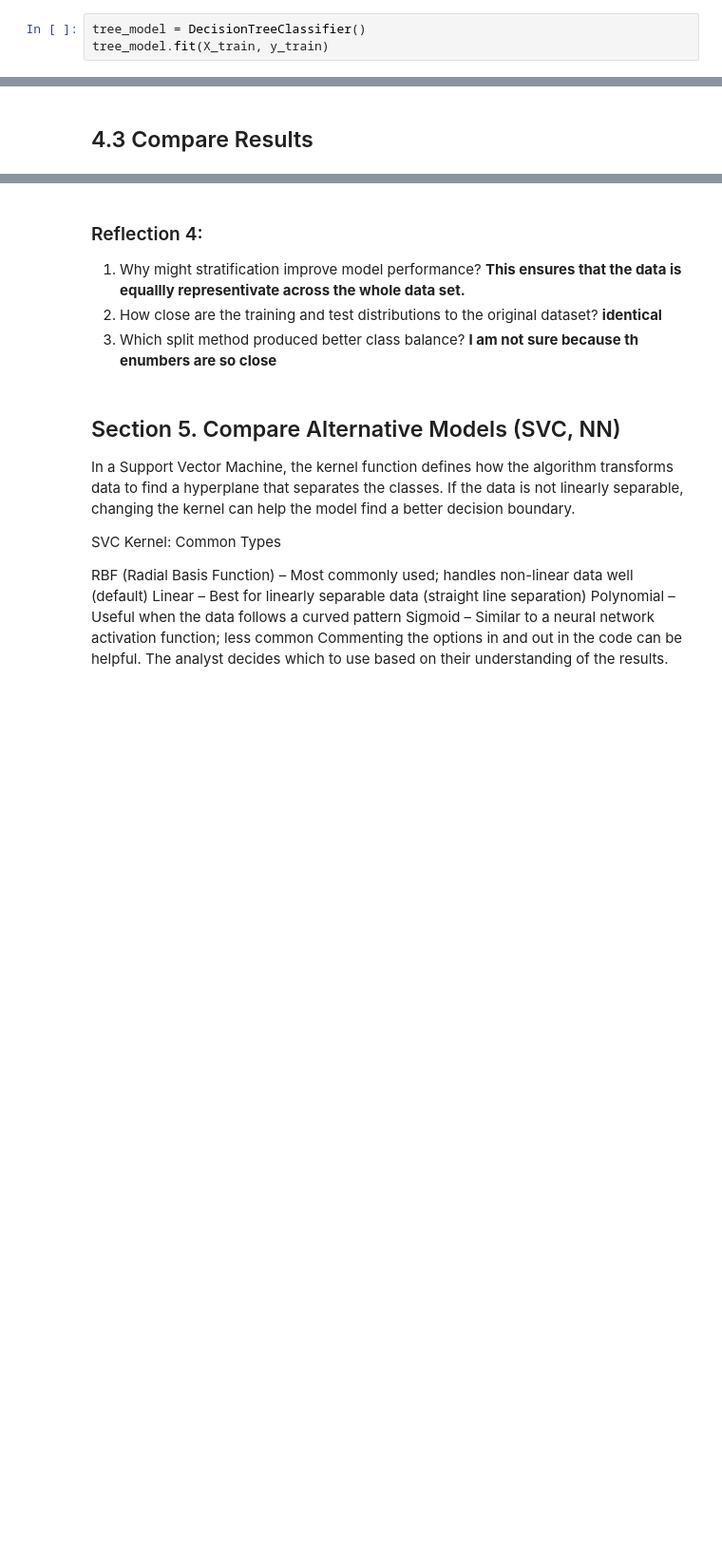
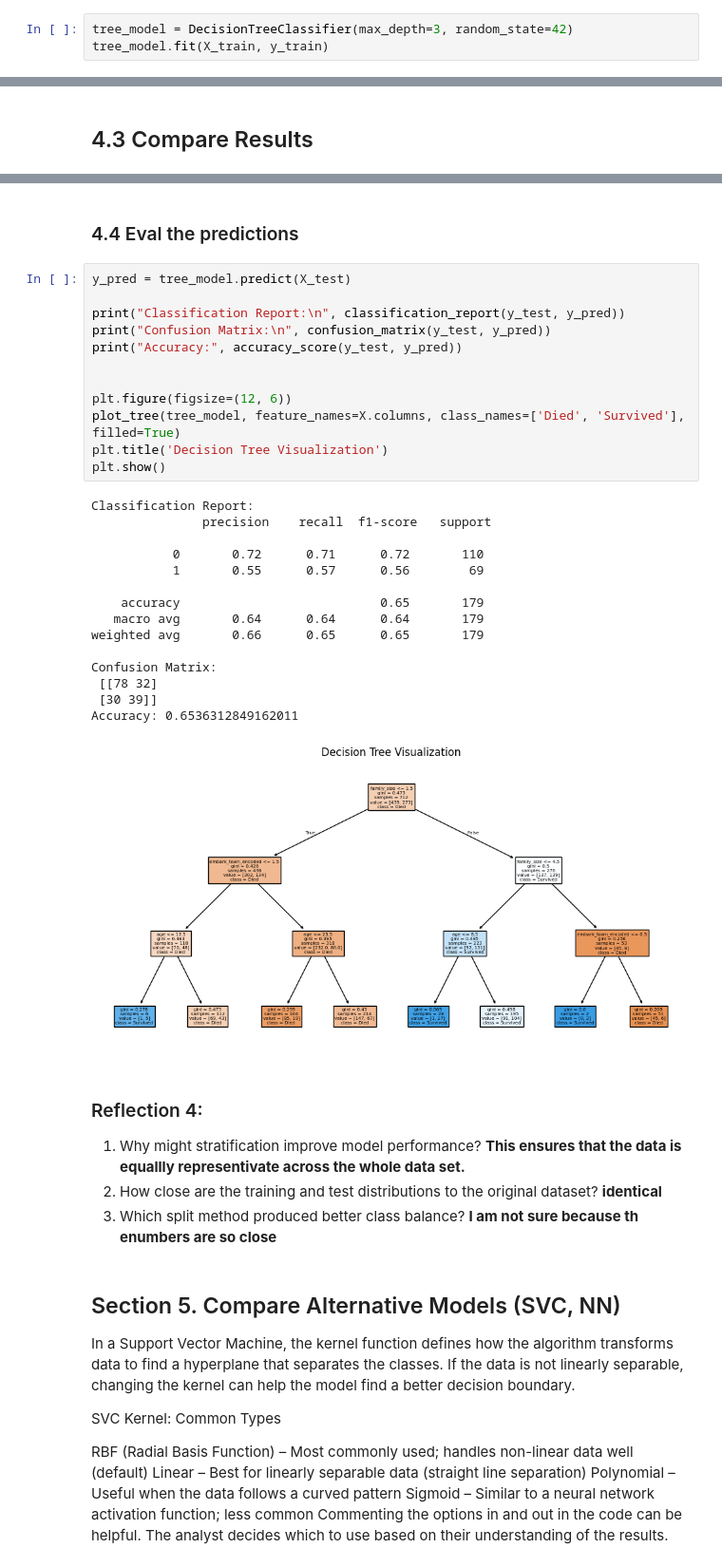
Before and after one commit to JBtallgrass/applied-ml-jballard, a Jupyter notebook: lab03/ml03_jballard.ipynb, the cells around one changed output, grey strips where cells are left out. Shown at 95% size. Saved outputs shown, nothing was run; the diff lists cells and outputs as text; blank space fills up the shorter version.

```diff
--- a/lab03/ml03_jballard.ipynb
+++ b/lab03/ml03_jballard.ipynb
@@ -279,6 +215,6 @@ Train size:  712 Test size:  179
 # %% [markdown]
 ## 4.2 Stratified Train/Test split
 # %%
-tree_model = DecisionTreeClassifier()
+tree_model = DecisionTreeClassifier(max_depth=3, random_state=42)
 tree_model.fit(X_train, y_train)
 # %% [output]
@@ -306,6 +241,36 @@ Test Set Class Distribution:
 0    0.614525
 1    0.385475
 Name: proportion, dtype: float64
+# %% [markdown]
+### 4.4 Eval the predictions
+# %%
+y_pred = tree_model.predict(X_test)
+
+print("Classification Report:\n", classification_report(y_test, y_pred))
+print("Confusion Matrix:\n", confusion_matrix(y_test, y_pred))
+print("Accuracy:", accuracy_score(y_test, y_pred))
+
+
+plt.figure(figsize=(12, 6))
+plot_tree(tree_model, feature_names=X.columns, class_names=['Died', 'Survived'], filled=True)
+plt.title('Decision Tree Visualization')
+plt.show()
+# %% [output]
+Classification Report:
+               precision    recall  f1-score   support
+
+           0       0.72      0.71      0.72       110
+           1       0.55      0.57      0.56        69
+
+    accuracy                           0.65       179
+   macro avg       0.64      0.64      0.64       179
+weighted avg       0.66      0.65      0.65       179
+
+Confusion Matrix:
+ [[78 32]
+ [30 39]]
+Accuracy: 0.6536312849162011
+[figure, added]
 # %% [markdown]
 ### Reflection 4:
 
```
Also changed, not shown: parts of 28 cells of this notebook, 1 other file.
